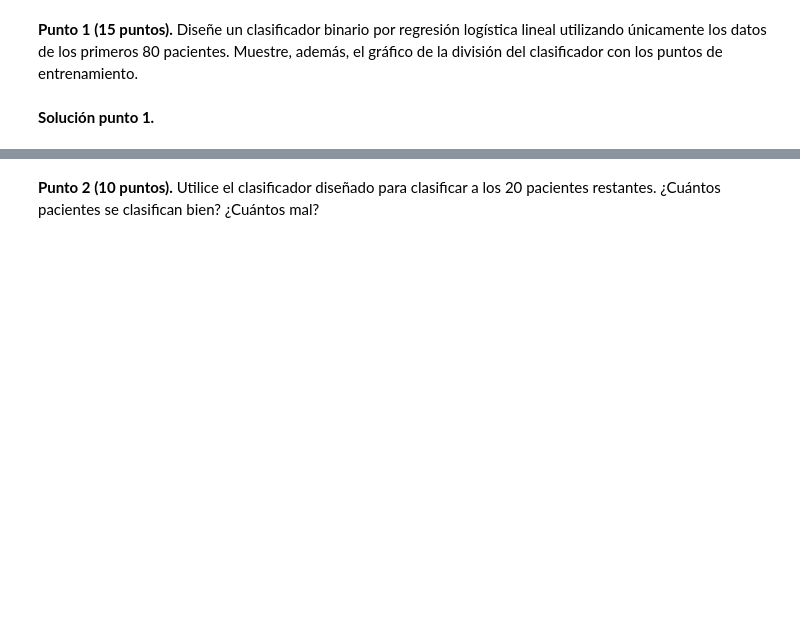
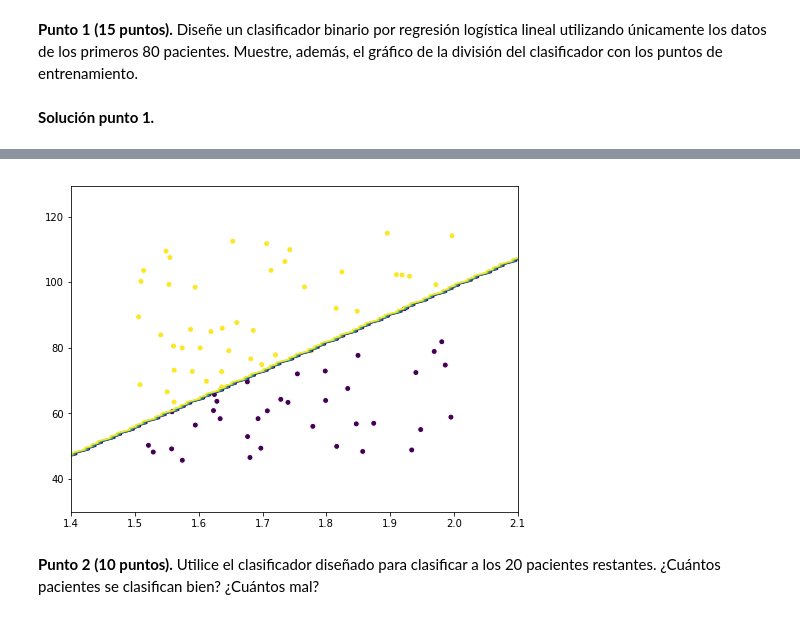
Before and after one commit to marcosotm/SimMat2018-1, a Jupyter notebook: Modulo1/Clase8_RepasoModulo1.ipynb, the cells around one changed output, grey strips where cells are left out. Drawn from its saved outputs; the diff is of its cells as text; code cells hidden in the pictures; blank space fills up the shorter version.

```diff
--- a/Modulo1/Clase8_RepasoModulo1.ipynb
+++ b/Modulo1/Clase8_RepasoModulo1.ipynb
@@ -260,0 +316,4 @@ def reg_log(B,Xa):
+# %%
+B0 = np.zeros(3)
+res_clas = opt.minimize(fun_obj, B0, args=(Xtrain,Ytrain))
+res_clas
@@ -261,3 +333,23 @@ def reg_log(B,Xa):
+# %%
+x = np.arange(1.4, 2.1, 0.01)
+y = np.arange(30, 130, 0.5)
+Xm, Ym = np.meshgrid(x, y)
+m,n = np.shape(Xm)
+Xmr = np.reshape(Xm,(m*n,1))
+Ymr = np.reshape(Ym,(m*n,1))
+# %%
+Xproof = np.append(Xmr,Ymr,axis=1)
+# %%
+Yg = reg_log(res_clas.x, Xproof)
+Z = np.reshape(Yg, (m,n))
+Z = np.round(Z)
+# %%
+plt.figure(figsize=(8,6))
+plt.contour(Xm, Ym, Z)
+plt.scatter(Xtrain[:, 0],Xtrain[:, 1], c=Ytrain, edgecolors='w')
+plt.show()
+# %% [output]
+[figure, added]
 # %% [markdown]
 **Punto 2 (10 puntos).** Utilice el clasificador diseñado para clasificar a los 20 pacientes restantes. ¿Cuántos pacientes se clasifican bien? ¿Cuántos mal?
 # %% [markdown]
```
Also changed, not shown: parts of 18 cells of this notebook.
